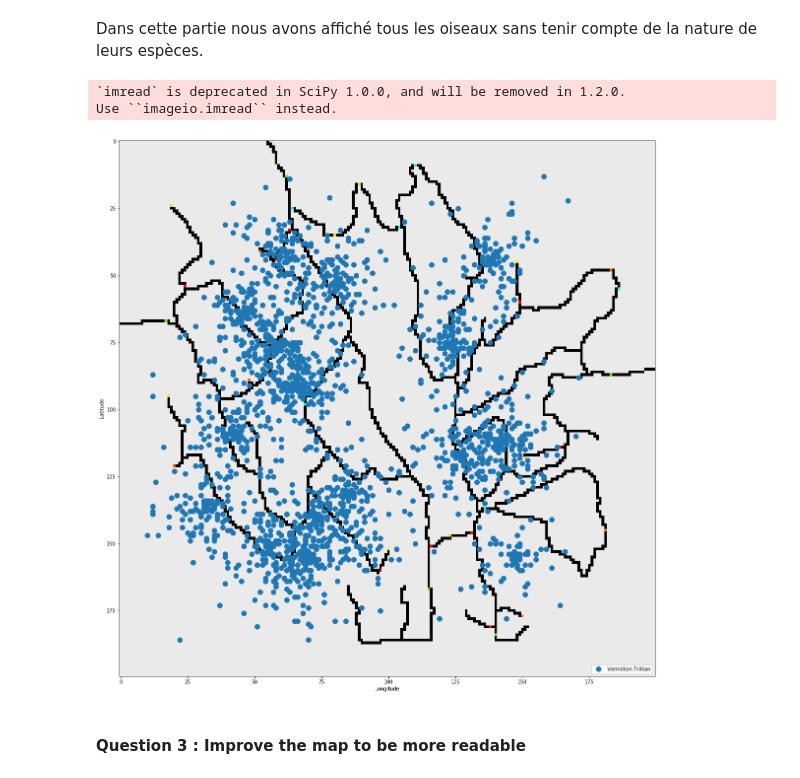
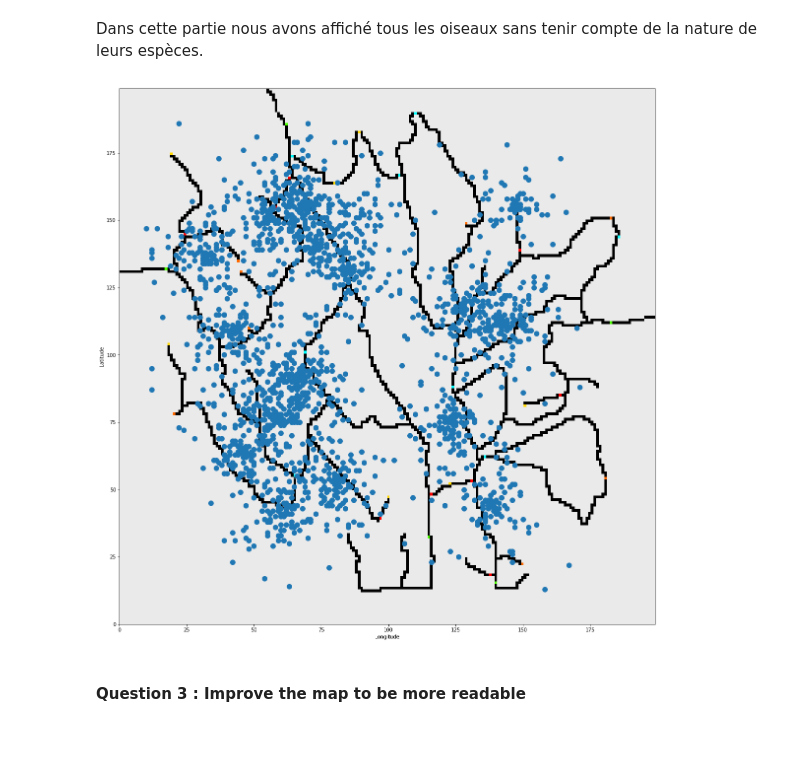
Before and after one commit to salma-jeridi/Vast-Challenge-2018, a Jupyter notebook: ASSIGNMENT-1-DATAVISUALISATION.ipynb, the cells around one changed output. Cells and saved outputs as stored; diff of their text form; code cells hidden in the pictures; blank space fills up the shorter version.

```diff
--- a/ASSIGNMENT-1-DATAVISUALISATION.ipynb
+++ b/ASSIGNMENT-1-DATAVISUALISATION.ipynb
@@ -51,22 +50,20 @@ Dans cette partie nous avons affiché tous les oiseaux sans tenir compte de la n
 # %%
 plt.figure(figsize = (20,20))
 image= misc.imread(os.path.join('','Lekagul Roadways 2018.bmp'), flatten= 0)
-plt.imshow(image);
+plt.imshow(image,extent=(0,199,0,199));
 colors= d3['Category20'][int(data['English_name'].unique().shape[0])]
 
 # for bird_name in bird_names:
 x,y = data.X,data.Y
 x,y=x.get_values(),y.get_values()
-plt.plot(x,y,'o',markersize=10, label=bird_name)
+plt.plot(x,y,'o',markersize=10)
 
 plt.xlabel("Longitude")
 plt.ylabel("Latitude")
-plt.legend(loc="lower right")
+
 plt.show()
 # %% [output]
-`imread` is deprecated in SciPy 1.0.0, and will be removed in 1.2.0.
-Use ``imageio.imread`` instead.
-[figure, old version]
+[figure, new version]
 # %% [markdown]
 #### Question 3 : Improve the map to be more readable
 # %% [markdown]
```
Also changed, not shown: parts of 5 cells of this notebook.
